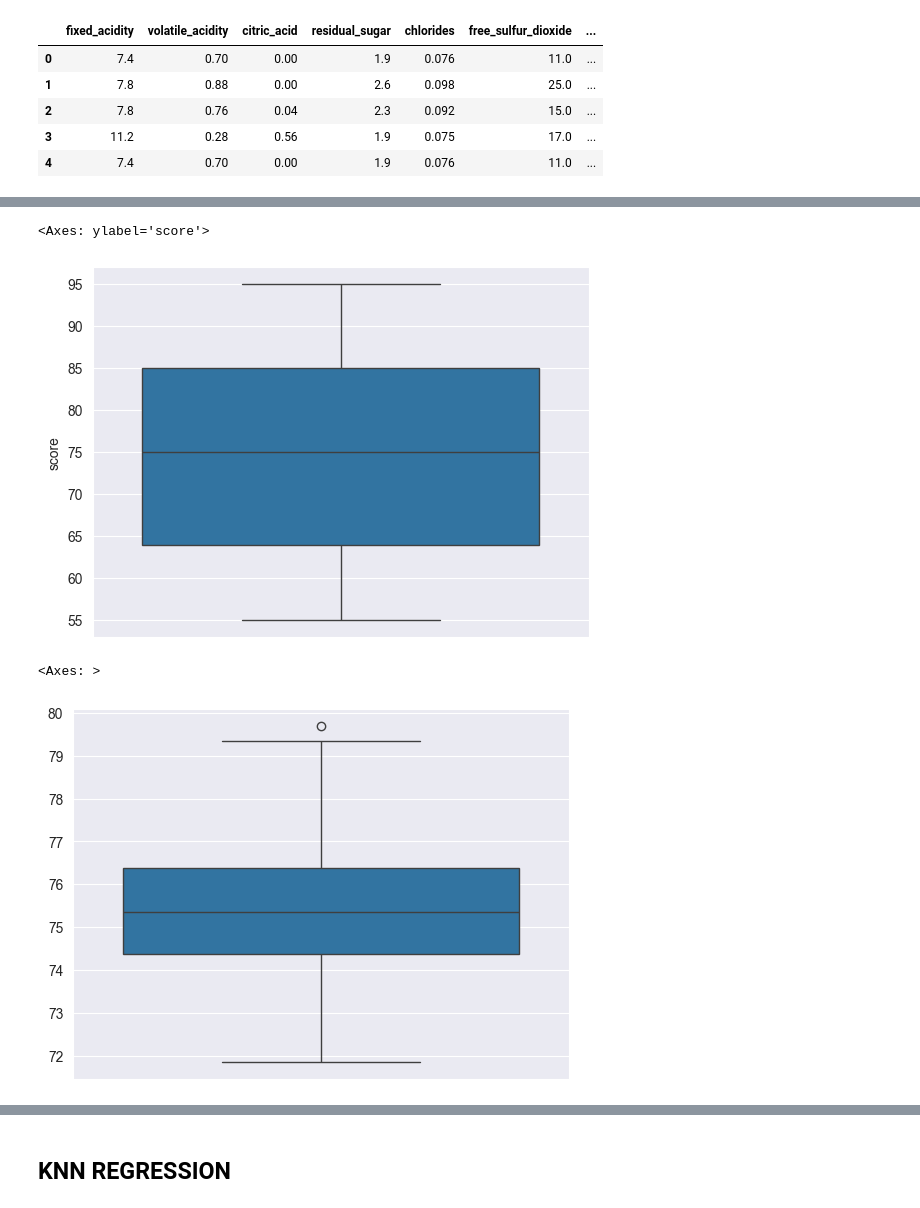
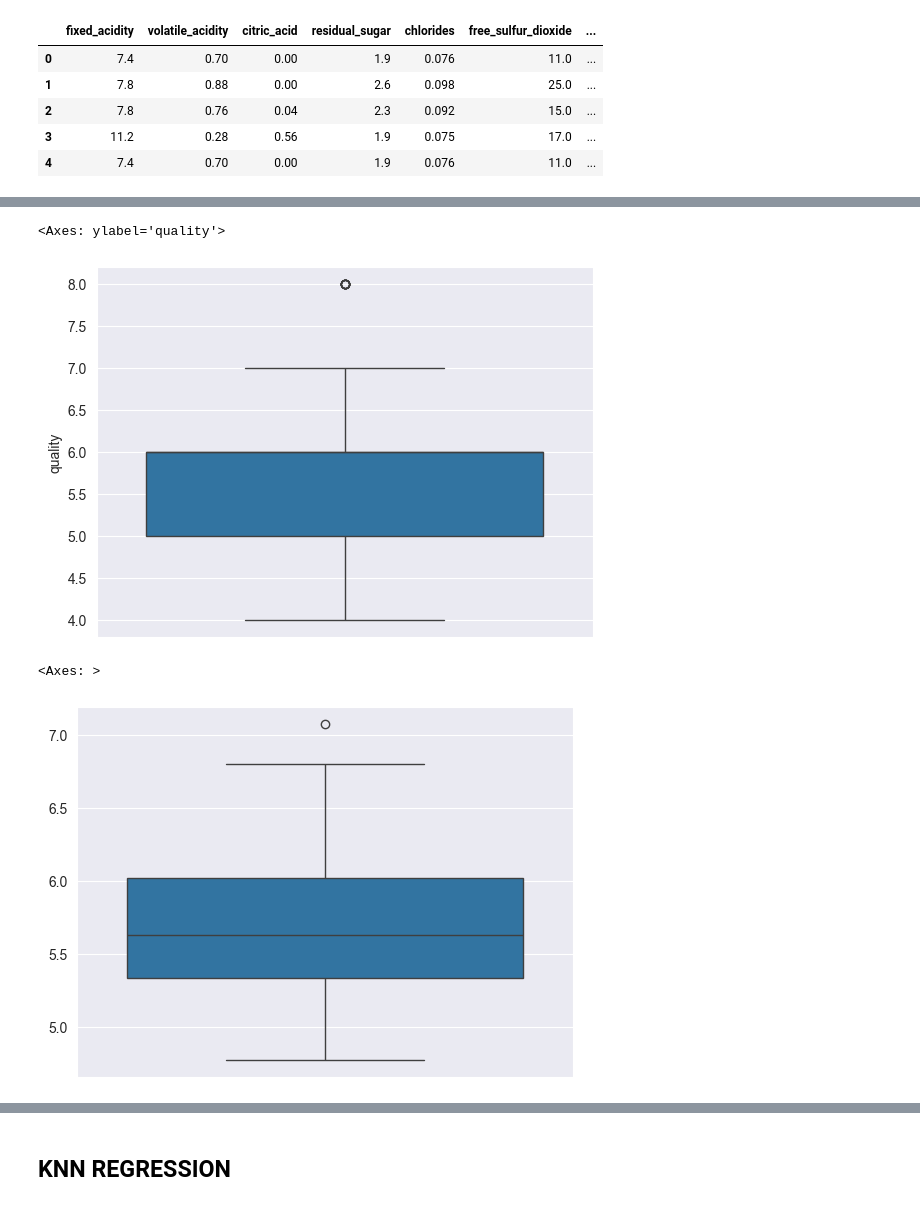
Before and after one commit to NewbieDuck/EWD_Projekt, a Jupyter notebook: notebooks/main.ipynb, the cells around one changed output, grey strips where cells are left out. Cells and saved outputs as stored; diff of their text form; code cells hidden in the pictures.

```diff
--- a/notebooks/main.ipynb
+++ b/notebooks/main.ipynb
@@ -180,0 +184,23 @@ Index(['age', 'gaming_hours', 'sleep_hours', 'stress_level', 'focus_level',
+# %%
+y = df.quality
+X_slim = df.drop(columns=['quality', 'density', 'fixed_acidity', 'residual_sugar', 'citric_acid', ])
+
+#zbior testowy
+X_train_reg_slim, X_test_reg_slim, y_train_reg_slim, y_test_reg_slim = train_test_split(X_slim, y, test_size=0.3, random_state=42)
+#skalowanie
+X_train_scaled_slim = scaler.fit_transform(X_train_reg_slim)
+X_test_reg_slim = scaler.transform(X_test_reg_slim)
+
+#modelowanie
+model.fit(X_train_scaled_slim, y_train_reg_slim)
+# predykcja
+y_pred_reg_slim = model.predict(X_test_reg_slim)
+# wyniki
+coefficients_slim = {name: round(float(value), 4) for name, value in zip(X_slim.columns, model.coef_)}
+print(coefficients_slim)
+print("\n",sorted(coefficients_slim.values()),"\n")
+
+print("Intercept: %.2f" % model.intercept_)
+print('Mean square error: %.2f' % mean_squared_error(y_test_reg_slim, y_pred_reg_slim))
+print("MAE: %.2f" % mean_absolute_error(y_test_reg_slim, y_pred_reg_slim))
+print("R^2 score %.3f" % r2_score(y_test_reg_slim, y_pred_reg_slim))
@@ -181,10 +237,10 @@ Index(['age', 'gaming_hours', 'sleep_hours', 'stress_level', 'focus_level',
 # %%
-sn.boxplot(y_test)
+sn.boxplot(y_test_reg_slim)
 # %% [output]
-<Axes: ylabel='score'>
+<Axes: ylabel='quality'>
-[figure, old version]
+[figure, new version]
 # %%
-sn.boxplot(y_pred)
+sn.boxplot(y_pred_reg_slim)
 # %% [output]
 <Axes: >
-[figure, old version]
+[figure, new version]
```
Also changed, not shown: parts of 55 cells of this notebook.
